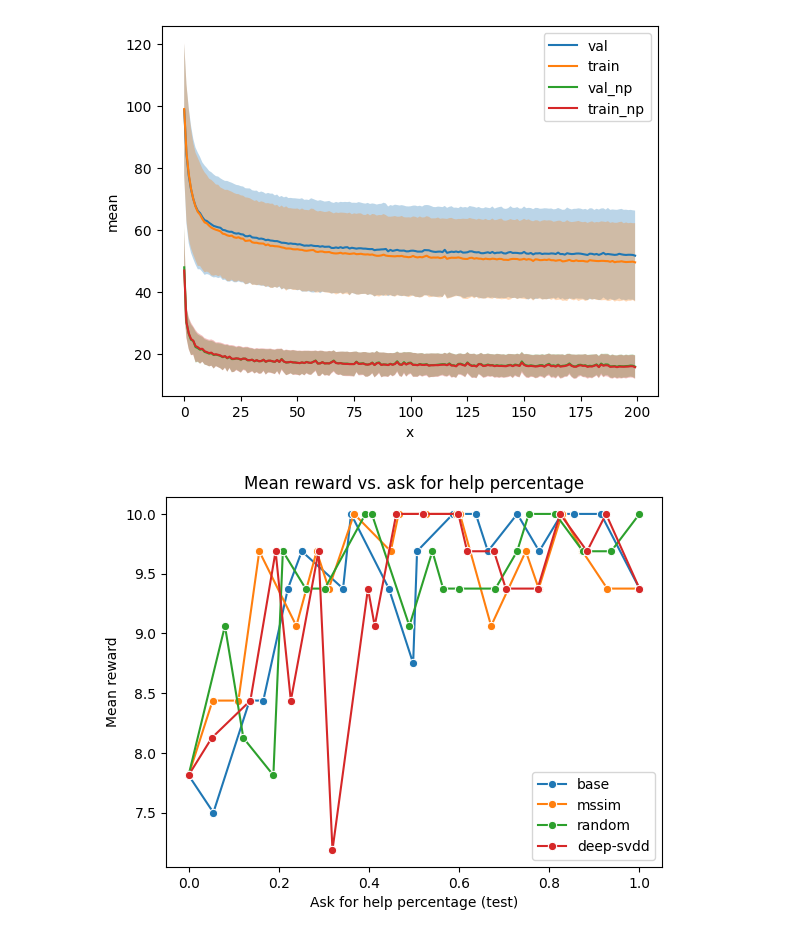
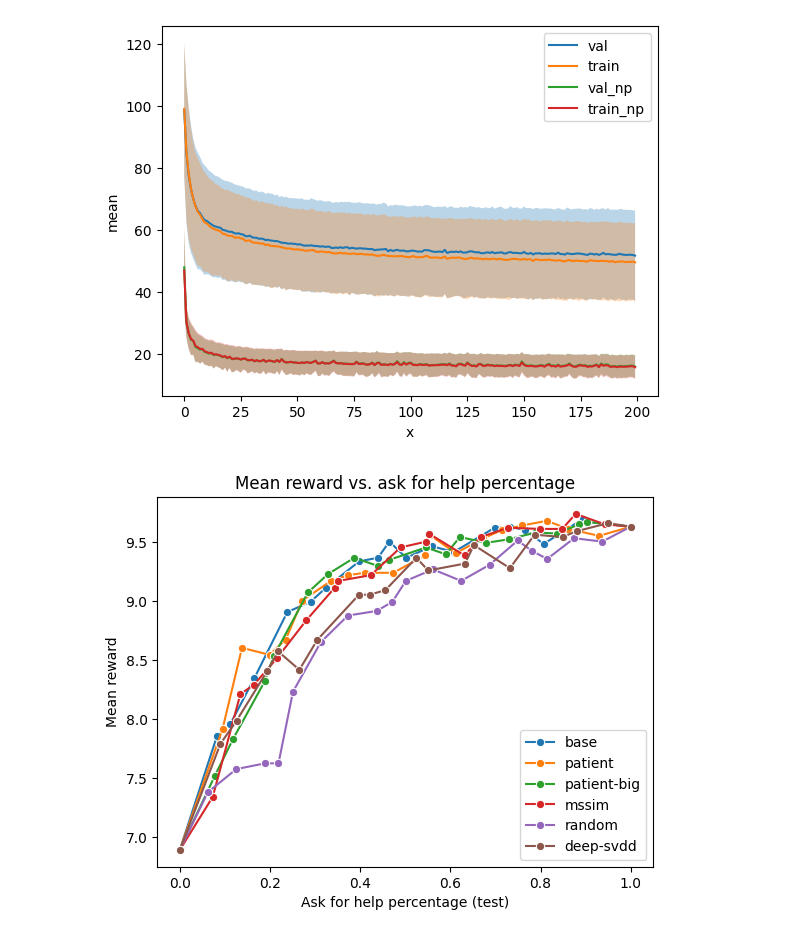
Before and after one commit to PavelCz/yrc-bench-fork, a Jupyter notebook: analyzing/plotting.ipynb, the cells around one changed output. Drawn from its saved outputs; the diff is of its cells as text; code cells hidden in the pictures.

Commit message:
Plots

```diff
--- a/analyzing/plotting.ipynb
+++ b/analyzing/plotting.ipynb
@@ -96,8 +96,14 @@ base_path = Path("/home/pavel/data/goal-misgen/tmp")
 #     "base_ae_ood_32_eps",
 # ]
 
-eval_path = base_path / "debug-02-better-thresholds"
-evals = ["base", "mssim", "random", "deep-svdd"]
+# eval_path = base_path / "debug-02-better-thresholds"
+# evals = ["base", "mssim", "random", "deep-svdd"]
+
+# eval_path = base_path / "debug-03-no-bg"
+# evals = ["random"]
+
+eval_path = base_path / "14-more-levels"
+evals = ["base", "patient", "patient-big", "mssim", "random", "deep-svdd"]
 
 for eval in evals:
 
@@ -146,31 +152,31 @@ for eval in evals:
     #         if threshold is None:
     #             raise ValueError("Threshold is None")
     #         num_larger = np.sum(training_scores > threshold)
     #         train_ood_percentage.append(num_larger / len(training_scores))
     # else:
     #     train_ood_percentage = None
 
 
     # print(f"Ask for help percentage: {train_ood_percentage}")
 
     # Plot lineplot using seaborn.
     sns.lineplot(x=afh_percentage, y=mean_rewards, label=eval, marker="o")
 
 plt.xlabel("Ask for help percentage (test)")
 plt.ylabel("Mean reward")
 plt.title("Mean reward vs. ask for help percentage")
 plt.legend()
 plt.show()
 
 # Plot lineplot using matplotlib.
 # plt.plot(thresholds, mean_rewards)
 # plt.fill_between(thresholds, mean_rewards - std_rewards, mean_rewards + std_rewards, alpha=0.5)
 # plt.show()
 
 
 
 # print(eval_data["thresholds"])
 
 # print(eval_data["scores"])
 # %% [output]
-[figure, old version]
+[figure, new version]
```
